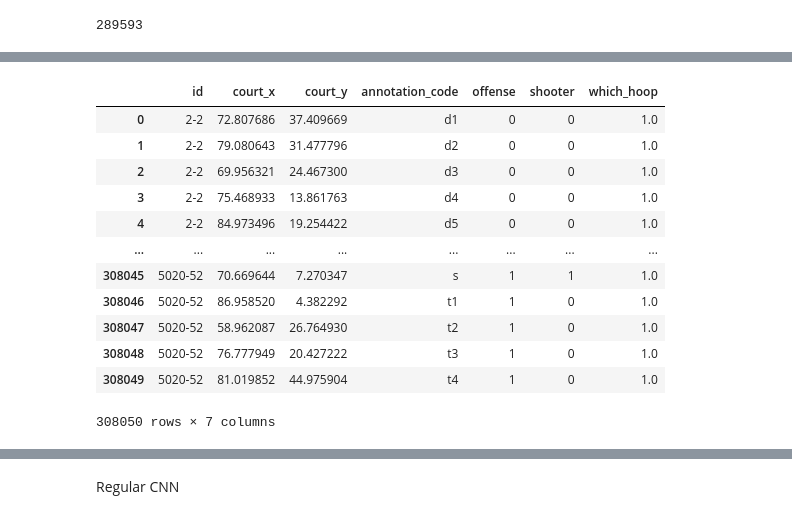
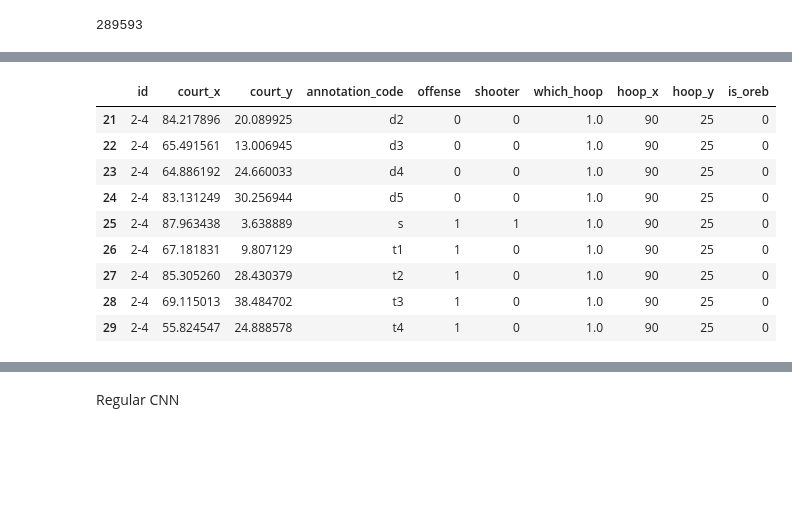
Before and after one commit to timseymour42/shotquality-offensive-rebounding, a Jupyter notebook: orbd_prediction.ipynb, the cells around one changed output, grey strips where cells are left out. Cells and saved outputs as stored; diff of their text form; code cells hidden in the pictures; blank space fills up the shorter version.

```diff
--- a/orbd_prediction.ipynb
+++ b/orbd_prediction.ipynb
@@ -480,2 +440,0 @@ X_train, X_test, y_train, y_test = train_test_split(X, y, test_size=0.2, random_
-# %%
-pd.set_option('display.max_columns', None)
@@ -1669,18 +1555,15 @@ for index, (player_positions, shooter_index, offense_indices, defense_indices, w
 X_train_images = np.array(X_train_images)
 X_test_images = np.array(X_test_images)
 # %%
-training_data
+training_data[21:30]
 # %% [output]
-|  | id | court_x | court_y | annotation_code | offense | shooter | which_hoop |
-| 0 | 2-2 | 72.807686 | 37.409669 | d1 | 0 | 0 | 1.0 |
-| 1 | 2-2 | 79.080643 | 31.477796 | d2 | 0 | 0 | 1.0 |
-| 2 | 2-2 | 69.956321 | 24.467300 | d3 | 0 | 0 | 1.0 |
-| 3 | 2-2 | 75.468933 | 13.861763 | d4 | 0 | 0 | 1.0 |
-| 4 | 2-2 | 84.973496 | 19.254422 | d5 | 0 | 0 | 1.0 |
-| ... | ... | ... | ... | ... | ... | ... | ... |
-| 308045 | 5020-52 | 70.669644 | 7.270347 | s | 1 | 1 | 1.0 |
-| 308046 | 5020-52 | 86.958520 | 4.382292 | t1 | 1 | 0 | 1.0 |
-| 308047 | 5020-52 | 58.962087 | 26.764930 | t2 | 1 | 0 | 1.0 |
-| 308048 | 5020-52 | 76.777949 | 20.427222 | t3 | 1 | 0 | 1.0 |
-| 308049 | 5020-52 | 81.019852 | 44.975904 | t4 | 1 | 0 | 1.0 |
+|  | id | court_x | court_y | annotation_code | offense | shooter | which_hoop | hoop_x | hoop_y | is_oreb |
+| 21 | 2-4 | 84.217896 | 20.089925 | d2 | 0 | 0 | 1.0 | 90 | 25 | 0 |
+| 22 | 2-4 | 65.491561 | 13.006945 | d3 | 0 | 0 | 1.0 | 90 | 25 | 0 |
+| 23 | 2-4 | 64.886192 | 24.660033 | d4 | 0 | 0 | 1.0 | 90 | 25 | 0 |
+| 24 | 2-4 | 83.131249 | 30.256944 | d5 | 0 | 0 | 1.0 | 90 | 25 | 0 |
+| 25 | 2-4 | 87.963438 | 3.638889 | s | 1 | 1 | 1.0 | 90 | 25 | 0 |
+| 26 | 2-4 | 67.181831 | 9.807129 | t1 | 1 | 0 | 1.0 | 90 | 25 | 0 |
+| 27 | 2-4 | 85.305260 | 28.430379 | t2 | 1 | 0 | 1.0 | 90 | 25 | 0 |
+| 28 | 2-4 | 69.115013 | 38.484702 | t3 | 1 | 0 | 1.0 | 90 | 25 | 0 |
+| 29 | 2-4 | 55.824547 | 24.888578 | t4 | 1 | 0 | 1.0 | 90 | 25 | 0 |
-308050 rows × 7 columns
```
Also changed, not shown: parts of 108 cells of this notebook, 1 other file.
